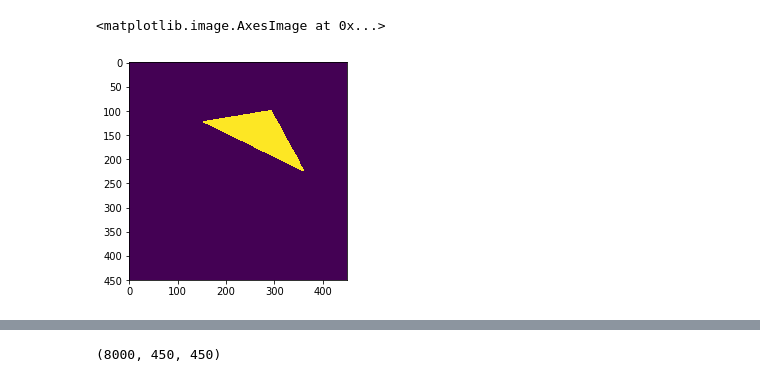
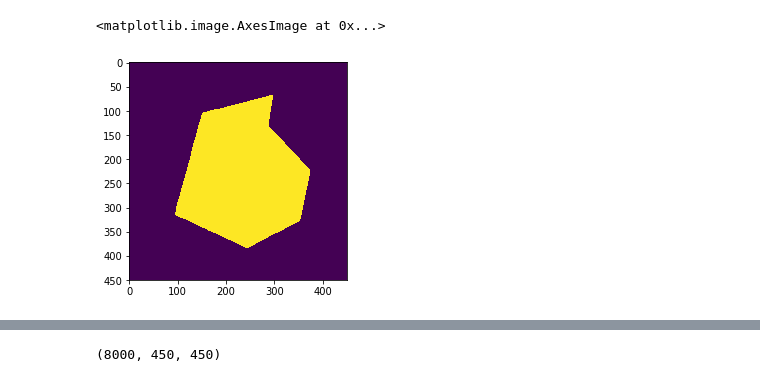
Before and after one commit to AlexGrinch/utils, a Jupyter notebook: generation.ipynb, the cells around one changed output, grey strips where cells are left out. Drawn from its saved outputs; the diff is of its cells as text; code cells hidden in the pictures.

```diff
--- a/generation.ipynb
+++ b/generation.ipynb
@@ -92,7 +188,7 @@ for j in tqdm.tqdm(range(8)):
         img = rescale(img, 0.5)
         images[j].append(1-img)
 # %%
-tr = np.load("data/convex_clean_test.npz")
+tr = np.load("data/segment3k/test.npz")
 tr_dat, tr_lab = tr["data"], tr["labels"]
 # %%
 fig, ax = plt.subplots(8, 4, figsize=(16, 32))
@@ -105,5 +201,5 @@ for i in range(8):
 # %%
-plt.imshow(tr[100])
+plt.imshow(tr_dat[900])
 # %% [output]
 <matplotlib.image.AxesImage at 0x...>
-[figure, old version]
+[figure, new version]
```
Also changed, not shown: parts of 45 cells of this notebook, 1 other file.
